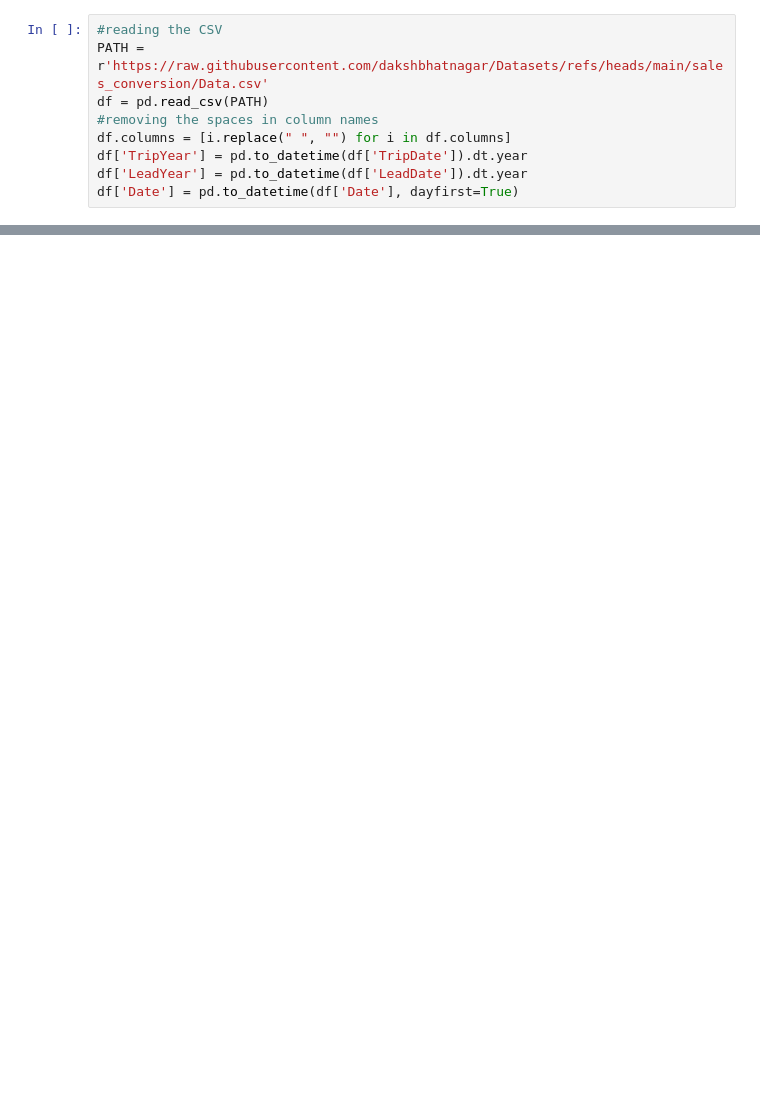
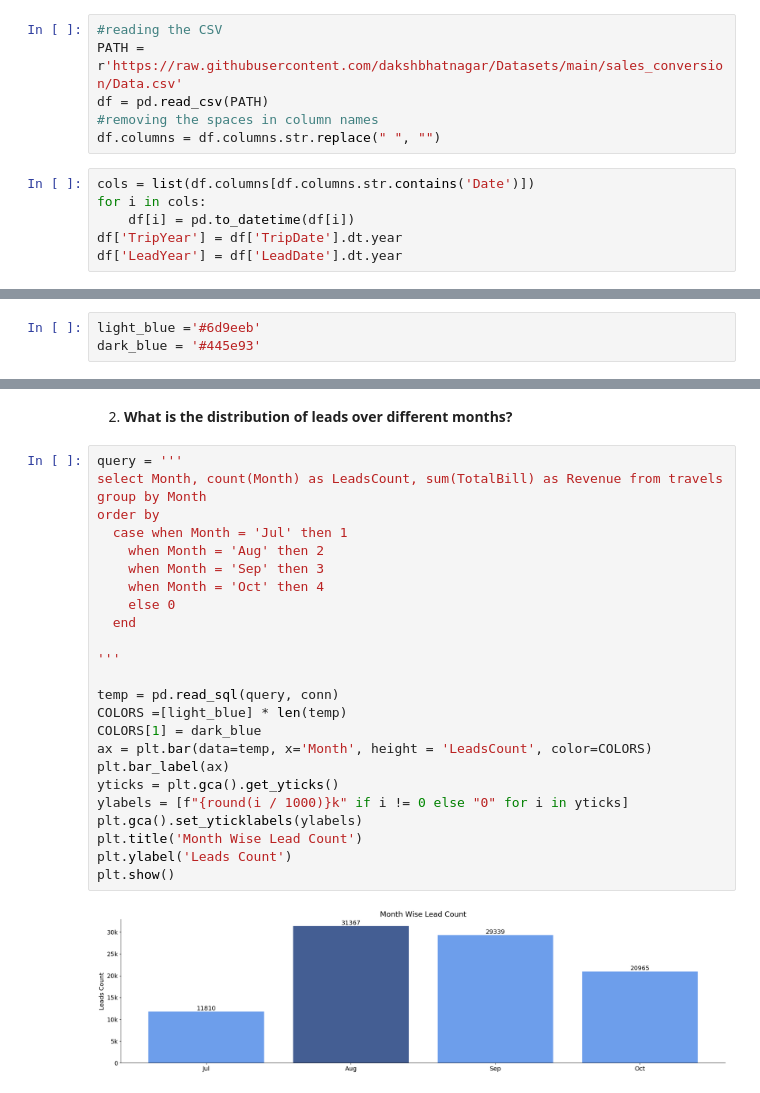
Before and after one commit to dakshbhatnagar/projects, a Jupyter notebook: sales_conversions/conversions.ipynb, the cells around one changed output, grey strips where cells are left out. Saved outputs shown, nothing was run; the diff lists cells and outputs as text; blank space fills up the shorter version.

```diff
--- a/sales_conversions/conversions.ipynb
+++ b/sales_conversions/conversions.ipynb
@@ -67,12 +114,15 @@ plt.rcParams['font.size'] = 16
 # %%
 #reading the CSV
-PATH = r'https://raw.githubusercontent.com/dakshbhatnagar/Datasets/refs/heads/main/sales_conversion/Data.csv'
+PATH = r'https://raw.githubusercontent.com/dakshbhatnagar/Datasets/main/sales_conversion/Data.csv'
 df = pd.read_csv(PATH)
 #removing the spaces in column names
-df.columns = [i.replace(" ", "") for i in df.columns]
-df['TripYear'] = pd.to_datetime(df['TripDate']).dt.year
-df['LeadYear'] = pd.to_datetime(df['LeadDate']).dt.year
-df['Date'] = pd.to_datetime(df['Date'], dayfirst=True)
+df.columns = df.columns.str.replace(" ", "")
+# %%
+cols = list(df.columns[df.columns.str.contains('Date')])
+for i in cols:
+    df[i] = pd.to_datetime(df[i])
+df['TripYear'] = df['TripDate'].dt.year
+df['LeadYear'] = df['LeadDate'].dt.year
 # %%
 df.head()
 # %% [output]
@@ -509,0 +237,3 @@ By implementing these recommendations and staying agile, you can significantly e
+# %%
+light_blue ='#6d9eeb'
+dark_blue = '#445e93'
@@ -509,0 +252,29 @@ By implementing these recommendations and staying agile, you can significantly e
+# %% [markdown]
+
+2. **What is the distribution of leads over different months?**
+# %%
+query = '''
+select Month, count(Month) as LeadsCount, sum(TotalBill) as Revenue from travels group by Month
+order by
+  case when Month = 'Jul' then 1
+    when Month = 'Aug' then 2
+    when Month = 'Sep' then 3
+    when Month = 'Oct' then 4
+    else 0
+  end
+
+'''
+
+temp = pd.read_sql(query, conn)
+COLORS =[light_blue] * len(temp)
+COLORS[1] = dark_blue
+ax = plt.bar(data=temp, x='Month', height = 'LeadsCount', color=COLORS)
+plt.bar_label(ax)
+yticks = plt.gca().get_yticks()
+ylabels = [f"{round(i / 1000)}k" if i != 0 else "0" for i in yticks]
+plt.gca().set_yticklabels(ylabels)
+plt.title('Month Wise Lead Count')
+plt.ylabel('Leads Count')
+plt.show()
+# %% [output]
+[figure, added]
```
Also changed, not shown: parts of 164 cells of this notebook, 12 other files.
